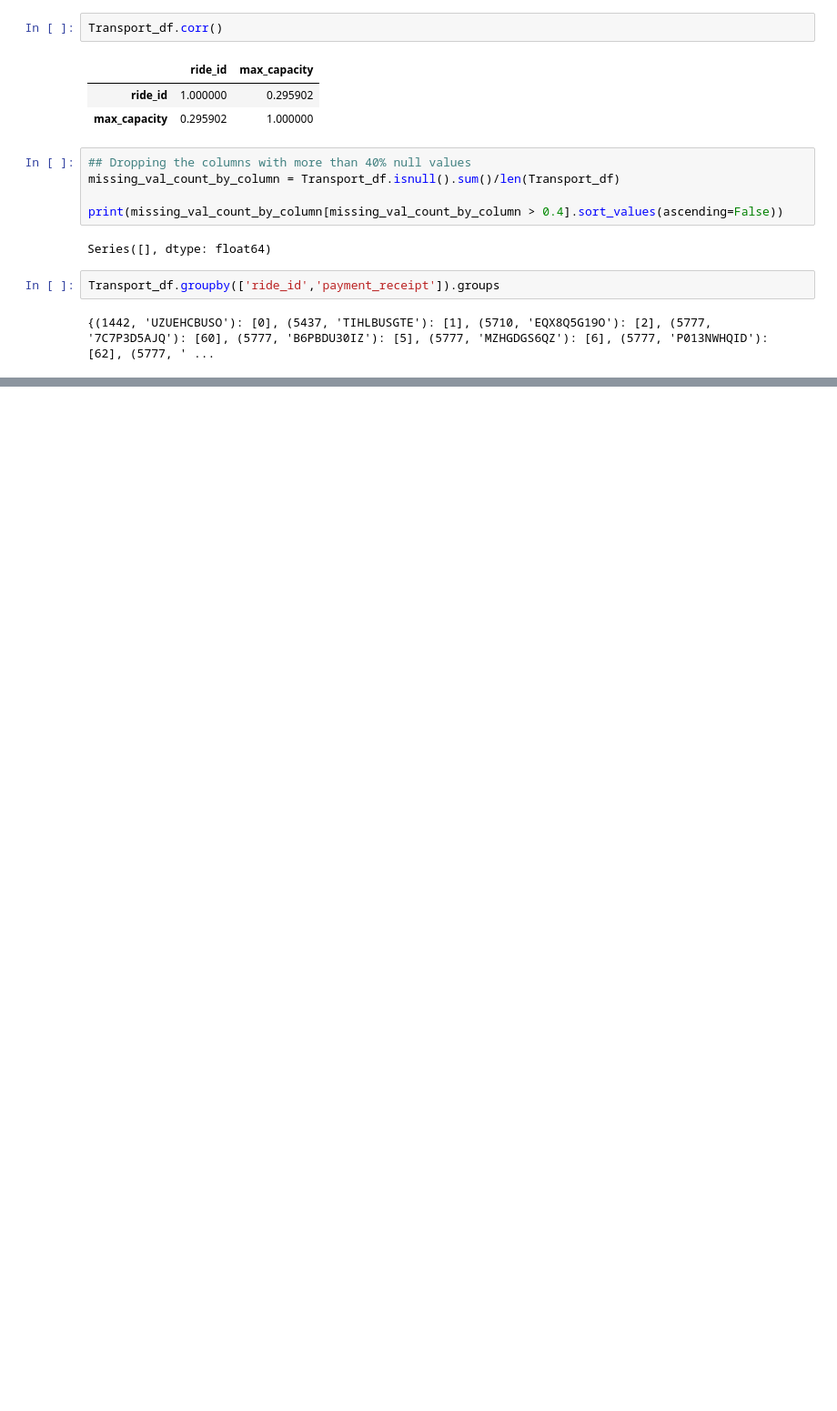
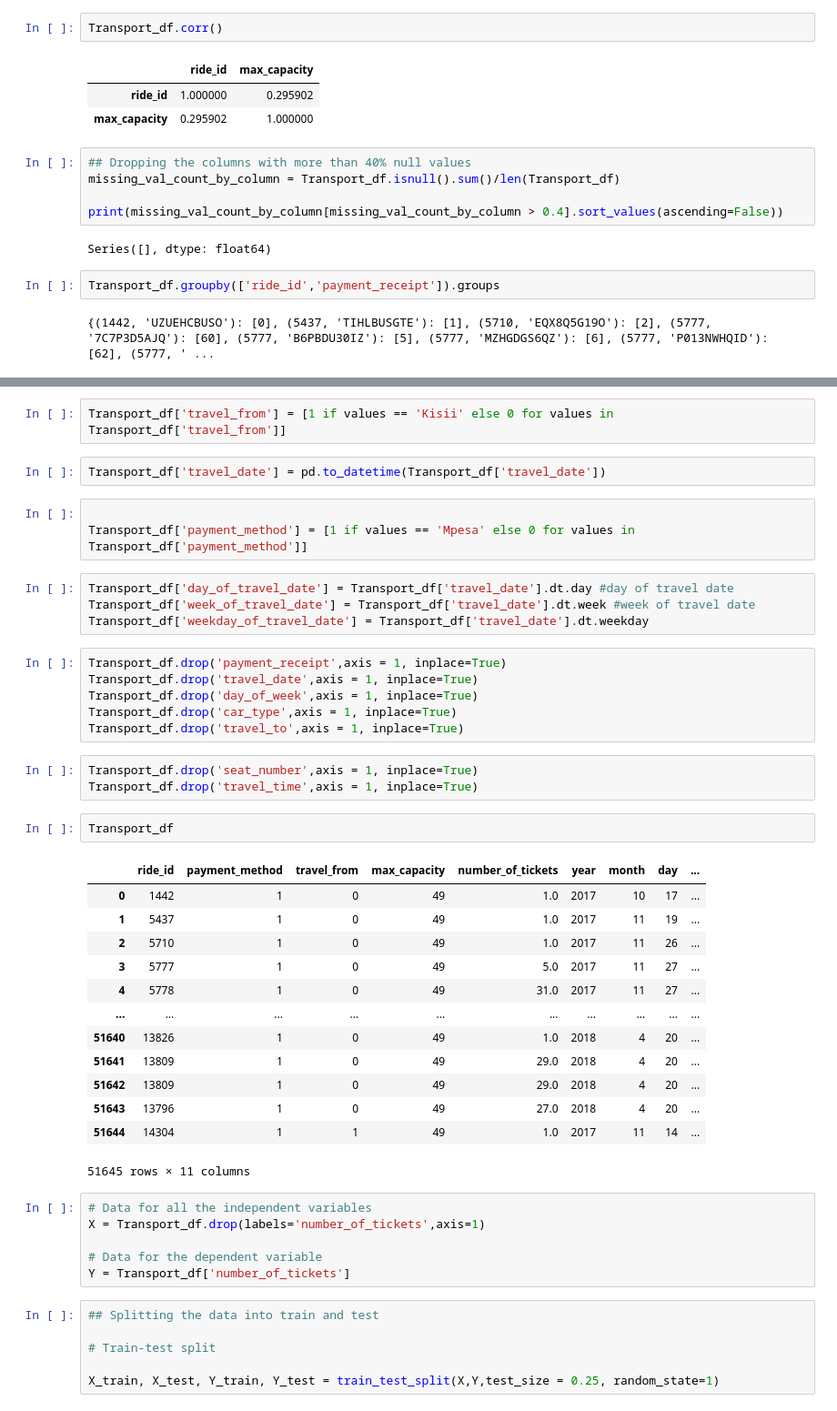
Before and after one commit to nasim78612/Demand-Prediction-for-Public-Transport-, a Jupyter notebook: Vanshika_Raj_Demand_Prediction_for_Public_Transport_Capstone_Project.ipynb, the cells around one changed output, grey strips where cells are left out. Shown at 91% size. Drawn from its saved outputs; the diff is of its cells as text; blank space fills up the shorter version.

```diff
--- a/Vanshika_Raj_Demand_Prediction_for_Public_Transport_Capstone_Project.ipynb
+++ b/Vanshika_Raj_Demand_Prediction_for_Public_Transport_Capstone_Project.ipynb
@@ -228,0 +344,48 @@ ValueError: ignored
+# %%
+Transport_df['travel_from'] = [1 if values == 'Kisii' else 0 for values in Transport_df['travel_from']]
+# %%
+Transport_df['travel_date'] = pd.to_datetime(Transport_df['travel_date'])
+# %%
+
+Transport_df['payment_method'] = [1 if values == 'Mpesa' else 0 for values in Transport_df['payment_method']]
+# %%
+Transport_df['day_of_travel_date'] = Transport_df['travel_date'].dt.day #day of travel date
+Transport_df['week_of_travel_date'] = Transport_df['travel_date'].dt.week #week of travel date
+Transport_df['weekday_of_travel_date'] = Transport_df['travel_date'].dt.weekday
+# %%
+Transport_df.drop('payment_receipt',axis = 1, inplace=True)
+Transport_df.drop('travel_date',axis = 1, inplace=True)
+Transport_df.drop('day_of_week',axis = 1, inplace=True)
+Transport_df.drop('car_type',axis = 1, inplace=True)
+Transport_df.drop('travel_to',axis = 1, inplace=True)
+# %%
+Transport_df.drop('seat_number',axis = 1, inplace=True)
+Transport_df.drop('travel_time',axis = 1, inplace=True)
+# %%
+Transport_df
+# %% [output]
+|  | ride_id | payment_method | travel_from | max_capacity | number_of_tickets | year | month | day | ... |
+| 0 | 1442 | 1 | 0 | 49 | 1.0 | 2017 | 10 | 17 | ... |
+| 1 | 5437 | 1 | 0 | 49 | 1.0 | 2017 | 11 | 19 | ... |
+| 2 | 5710 | 1 | 0 | 49 | 1.0 | 2017 | 11 | 26 | ... |
+| 3 | 5777 | 1 | 0 | 49 | 5.0 | 2017 | 11 | 27 | ... |
+| 4 | 5778 | 1 | 0 | 49 | 31.0 | 2017 | 11 | 27 | ... |
+| ... | ... | ... | ... | ... | ... | ... | ... | ... | ... |
+| 51640 | 13826 | 1 | 0 | 49 | 1.0 | 2018 | 4 | 20 | ... |
+| 51641 | 13809 | 1 | 0 | 49 | 29.0 | 2018 | 4 | 20 | ... |
+| 51642 | 13809 | 1 | 0 | 49 | 29.0 | 2018 | 4 | 20 | ... |
+| 51643 | 13796 | 1 | 0 | 49 | 27.0 | 2018 | 4 | 20 | ... |
+| 51644 | 14304 | 1 | 1 | 49 | 1.0 | 2017 | 11 | 14 | ... |
+51645 rows × 11 columns
+# %%
+# Data for all the independent variables
+X = Transport_df.drop(labels='number_of_tickets',axis=1)
+
+# Data for the dependent variable
+Y = Transport_df['number_of_tickets']
+# %%
+## Splitting the data into train and test
+
+# Train-test split
+
+X_train, X_test, Y_train, Y_test = train_test_split(X,Y,test_size = 0.25, random_state=1)
```
Also changed, not shown: parts of 22 cells of this notebook.
